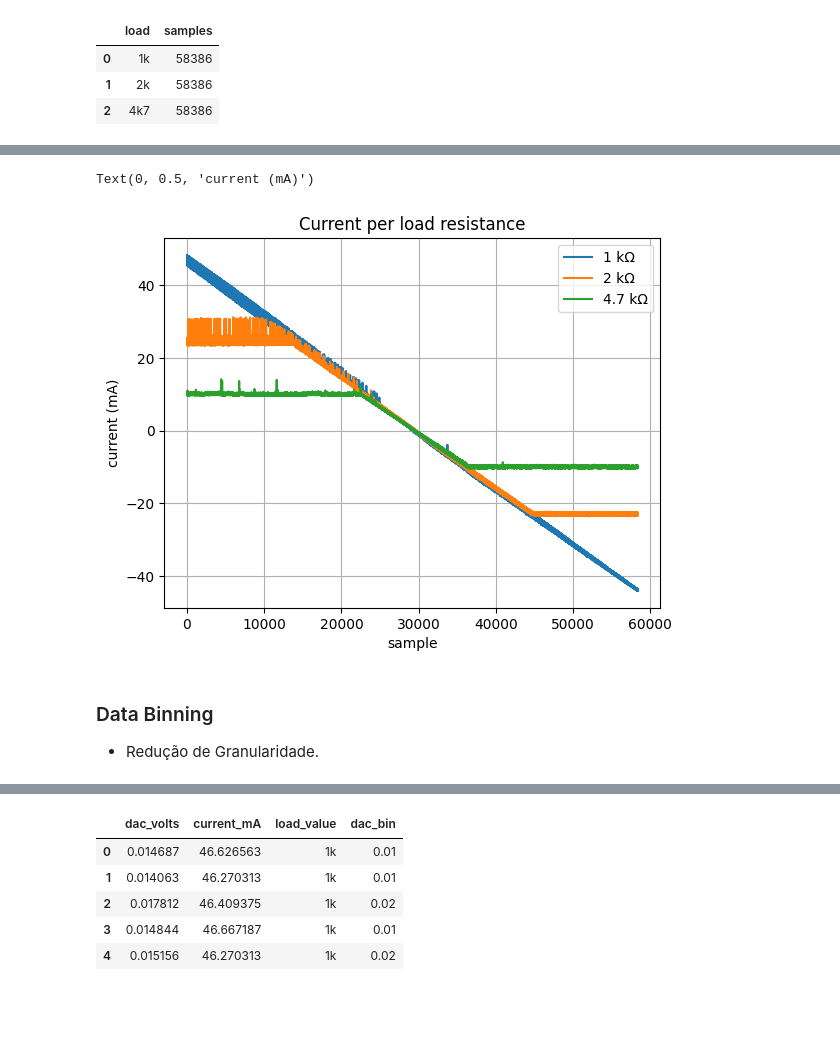
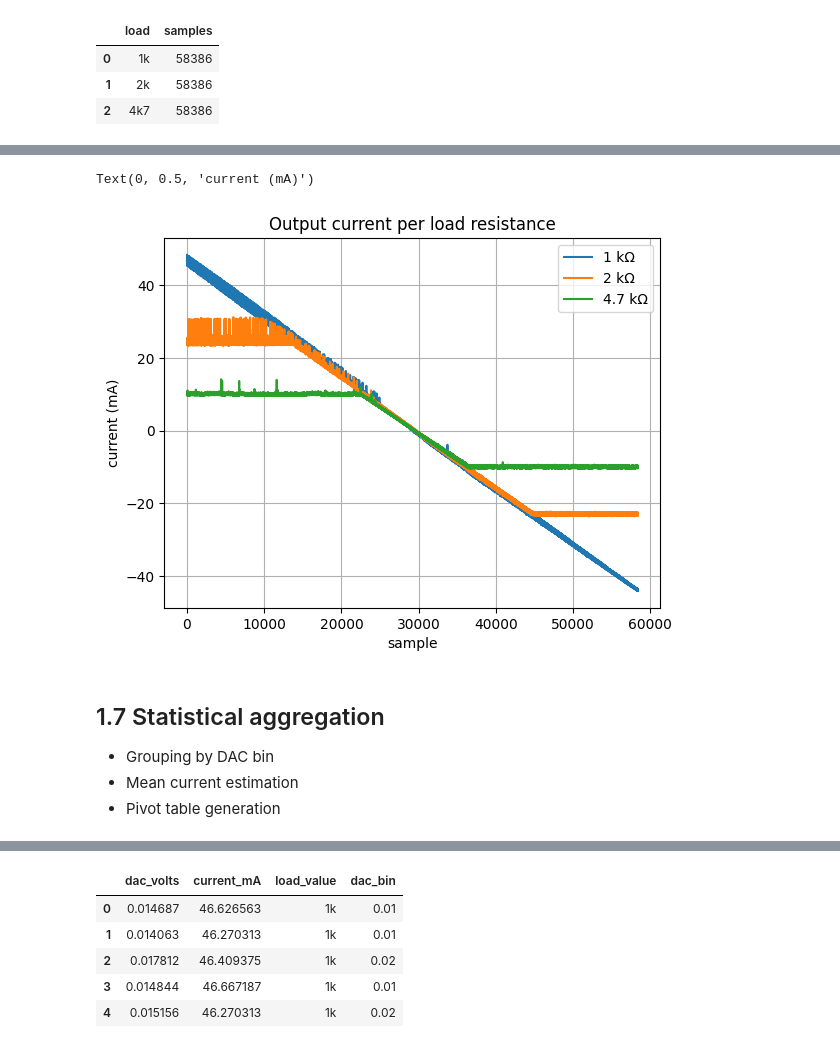
Before and after one commit to import-tiago/FEI, a Jupyter notebook: MSc/PEL309/Analysis/PEL309.ipynb, the cells around one changed output, grey strips where cells are left out. Cells and saved outputs as stored; diff of their text form; code cells hidden in the pictures; blank space fills up the shorter version.

```diff
--- a/MSc/PEL309/Analysis/PEL309.ipynb
+++ b/MSc/PEL309/Analysis/PEL309.ipynb
@@ -136,24 +164,26 @@ pd.DataFrame({"load": ["1k", "2k", "4k7"], "samples": [len(data_1k_load), len(da
 # %%
 # A partir da tensão no shunt, calcula-se a corrente usando a lei de Ohm: I = V / R
 # A corrente no shunt é a mesma da carga, dado que os dois estão em série.
 # Multiplica-se por 1000 para converter de A para mA.
 
 shunt_resistance = 10  # Ω
 
 data_1k_load["current_mA"] = (data_1k_load["shunt_volts"] / shunt_resistance) * 1000
 data_2k_load["current_mA"] = (data_2k_load["shunt_volts"] / shunt_resistance) * 1000
 data_4k7_load["current_mA"] = (data_4k7_load["shunt_volts"] / shunt_resistance) * 1000
 
-ax = data_1k_load.plot(x="sample", y="current_mA", grid=True, title="Current per load resistance", label="1 kΩ")
+ax = data_1k_load.plot(x="sample", y="current_mA", grid=True, title="Output current per load resistance", label="1 kΩ")
 data_2k_load.plot(x="sample", y="current_mA", ax=ax, label="2 kΩ", grid=True)
 data_4k7_load.plot(x="sample", y="current_mA", ax=ax, label="4.7 kΩ", grid=True)
 
 ax.set_xlabel("sample")
 ax.set_ylabel("current (mA)")
 # %% [output]
 Text(0, 0.5, 'current (mA)')
-[figure, old version]
+[figure, new version]
-# %% [markdown]
-### Data Binning
-
-- Redução de Granularidade.
+# %% [markdown]
+## 1.7 Statistical aggregation
+
+- Grouping by DAC bin
+- Mean current estimation
+- Pivot table generation
```
Also changed, not shown: parts of 16 cells of this notebook.
